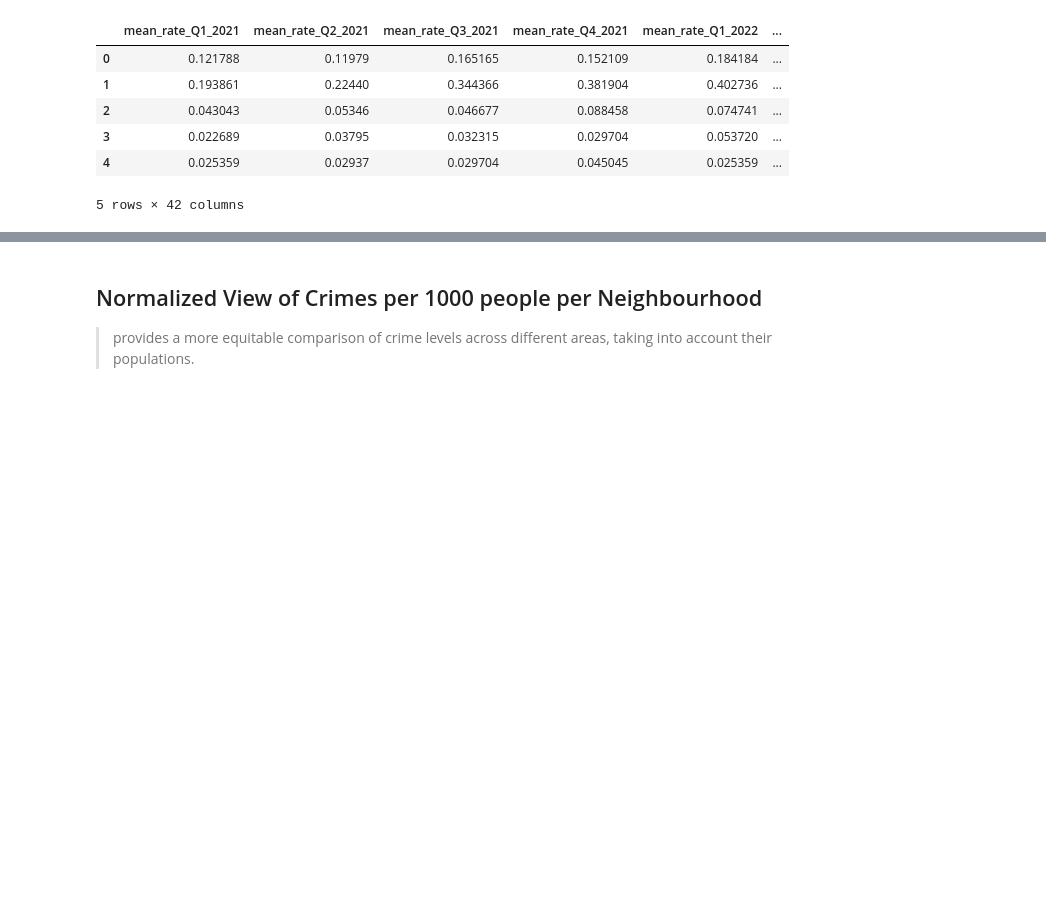
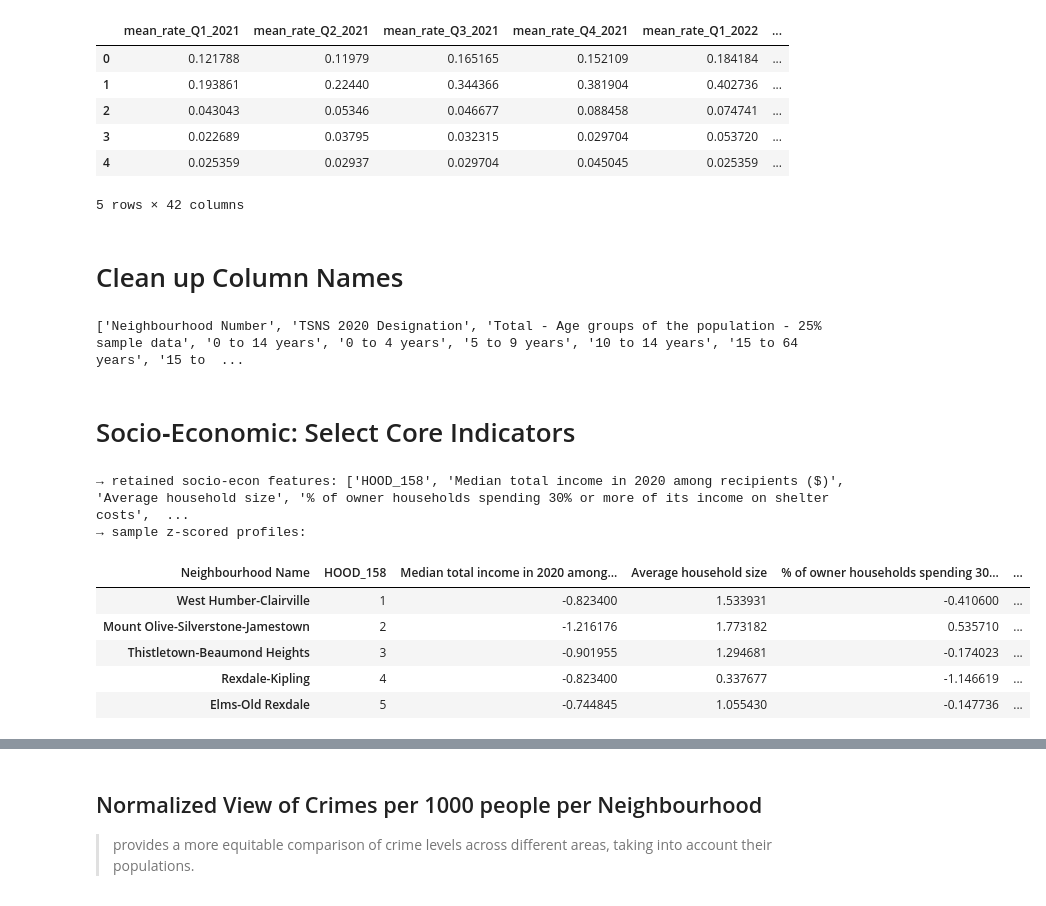
Before and after one commit to Ratnor/Socio-phenotype-classifier, a Jupyter notebook: Major_Crime_Indicators_data_prep_merge.ipynb, the cells around one changed output, grey strips where cells are left out. Saved outputs shown, nothing was run; the diff lists cells and outputs as text; code cells hidden in the pictures; blank space fills up the shorter version.

Commit message:
merged neighbourhood profiles core indicators

```diff
--- a/Major_Crime_Indicators_data_prep_merge.ipynb
+++ b/Major_Crime_Indicators_data_prep_merge.ipynb
@@ -1087,6 +1087,77 @@ Crime features (cleaned) + their z‑scores:
 | 3 | 0.022689 | 0.03795 | 0.032315 | 0.029704 | 0.053720 | ... |
 | 4 | 0.025359 | 0.02937 | 0.029704 | 0.045045 | 0.025359 | ... |
 5 rows × 42 columns
+# %% [markdown]
+# Clean up Column Names
+# %%
+# ─── A) Clean up column names ───
+df_neighbourhood_profiles.columns = (
+    df_neighbourhood_profiles.columns
+        .str.strip()                                # remove leading/trailing spaces
+        .str.replace(r'\s+', ' ', regex=True)       # collapse multiple spaces
+)
+
+# just to verify:
+print(df_neighbourhood_profiles.columns.tolist())
+# %% [output]
+['Neighbourhood Number', 'TSNS 2020 Designation', 'Total - Age groups of the population - 25% sample data', '0 to 14 years', '0 to 4 years', '5 to 9 years', '10 to 14 years', '15 to 64 years', '15 to  ...
+# %% [markdown]
+# Socio‑Economic: Select Core Indicators
+# %%
+# ─── B) Subset, Impute & Prune Socio‑Economic Indicators ───
+import numpy as np
+
+# 1) pick only the direct, easy‑to‑explain indicators
+candidate_cols = [
+    'Neighbourhood Number',
+    'Median total income in 2020 among recipients ($)',
+    'Unemployment rate',
+    'Average household size',
+    '% of owner households spending 30% or more of its income on shelter costs',
+    '% in core housing need'
+]
+
+socio = (
+    df_neighbourhood_profiles[candidate_cols]
+      .rename(columns={'Neighbourhood Number':'HOOD_158'})
+)
+
+# 2) drop any feature with >50% missing, then median‑impute the rest
+missing_pct = socio.drop('HOOD_158', axis=1).isna().mean()
+keep_cols   = missing_pct[missing_pct < 0.5].index.tolist()
+
+socio = socio[['HOOD_158'] + keep_cols].copy()
+socio[keep_cols] = socio[keep_cols].fillna(socio[keep_cols].median())
+
+# 3) prune away one of any two features whose |corr|>0.8
+corr  = socio[keep_cols].corr().abs()
+upper = corr.where(np.triu(np.ones(corr.shape), k=1).astype(bool))
+to_drop = [c for c in upper.columns if (upper[c] > 0.8).any()]
+socio = socio.drop(columns=to_drop)
+
+print("→ retained socio‑econ features:", socio.columns.tolist())
+
+
+# ─── C) Scale to Z‑Scores ───
+from sklearn.preprocessing import StandardScaler
+
+feat_cols = [c for c in socio.columns if c!='HOOD_158']
+scaler    = StandardScaler()
+
+socio_z = socio.copy()
+socio_z[feat_cols] = scaler.fit_transform(socio_z[feat_cols])
+
+print("→ sample z‑scored profiles:")
+display(socio_z.head())
+# %% [output]
+→ retained socio‑econ features: ['HOOD_158', 'Median total income in 2020 among recipients ($)', 'Average household size', '% of owner households spending 30% or more of its income on shelter costs',  ...
+→ sample z‑scored profiles:
+| Neighbourhood Name | HOOD_158 | Median total income in 2020 among... | Average household size | % of owner households spending 30... | ... |
+| West Humber-Clairville | 1 | -0.823400 | 1.533931 | -0.410600 | ... |
+| Mount Olive-Silverstone-Jamestown | 2 | -1.216176 | 1.773182 | 0.535710 | ... |
+| Thistletown-Beaumond Heights | 3 | -0.901955 | 1.294681 | -0.174023 | ... |
+| Rexdale-Kipling | 4 | -0.823400 | 0.337677 | -1.146619 | ... |
+| Elms-Old Rexdale | 5 | -0.744845 | 1.055430 | -0.147736 | ... |
 # %%
 final_features_df
 # %% [output]
```
Also changed, not shown: parts of 3 cells of this notebook.
